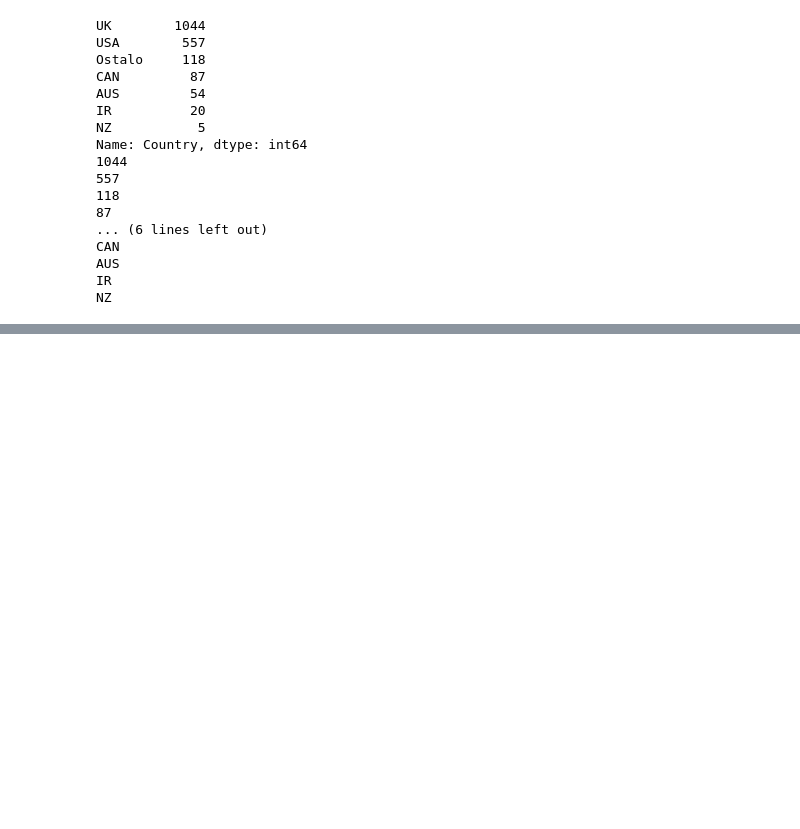
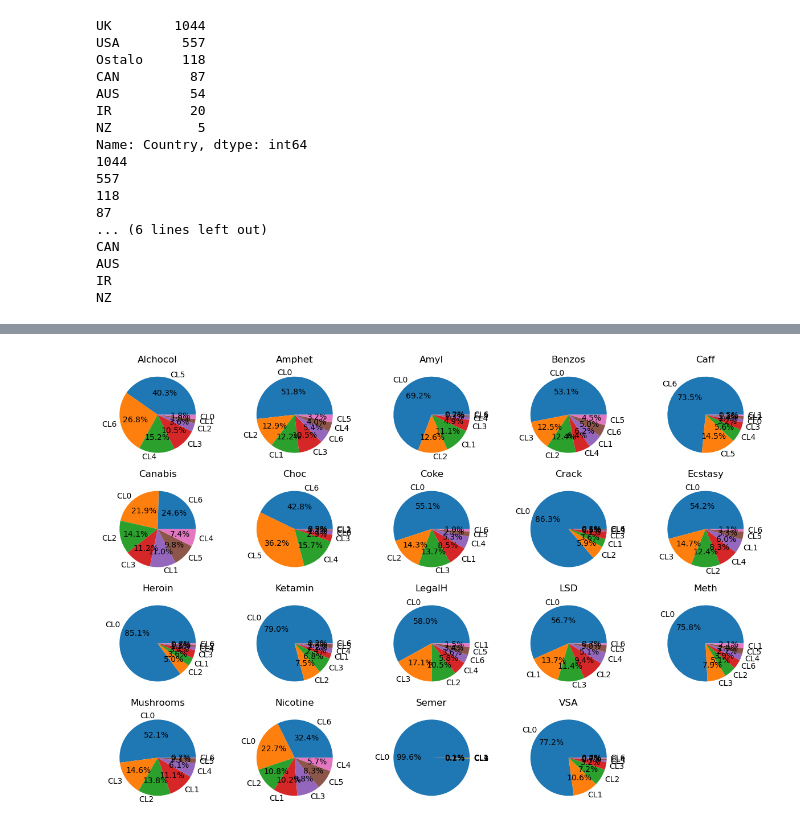
Before and after one commit to MATF-istrazivanje-podataka-1/2023_Data_Mining_Drugs_consumption_Dataset, a Jupyter notebook: Drug consumption_data_analisys.ipynb, the cells around one changed output, grey strips where cells are left out. Drawn from its saved outputs; the diff is of its cells as text; code cells hidden in the pictures; blank space fills up the shorter version.

```diff
--- a/Drug consumption_data_analisys.ipynb
+++ b/Drug consumption_data_analisys.ipynb
@@ -131,0 +117,12 @@ atributi
+# %%
+podaci_bez_atributa = podaci.copy()
+for x in atributi:
+    podaci_bez_atributa = podaci_bez_atributa.drop(x, axis = 1)
+# podaci_bez_atributa
+# %%
+#izdvajanje svih klasa
+klase = []
+for x in atributi1:
+    if x not in atributi:
+        klase.append(x)
+# klase
@@ -349,0 +350,11 @@ plt.show()
+# %%
+n = len(klase)
+
+plt.figure(figsize = (15, 10))
+for i in range(n):
+    plt.subplot(4, 5, i+1)
+    plt.title(klase[i])
+    nacrtaj_piticu(klase[i])
+plt.show()
+# %% [output]
+[figure, added]
```
Also changed, not shown: parts of 10 cells of this notebook, 3 other files.
